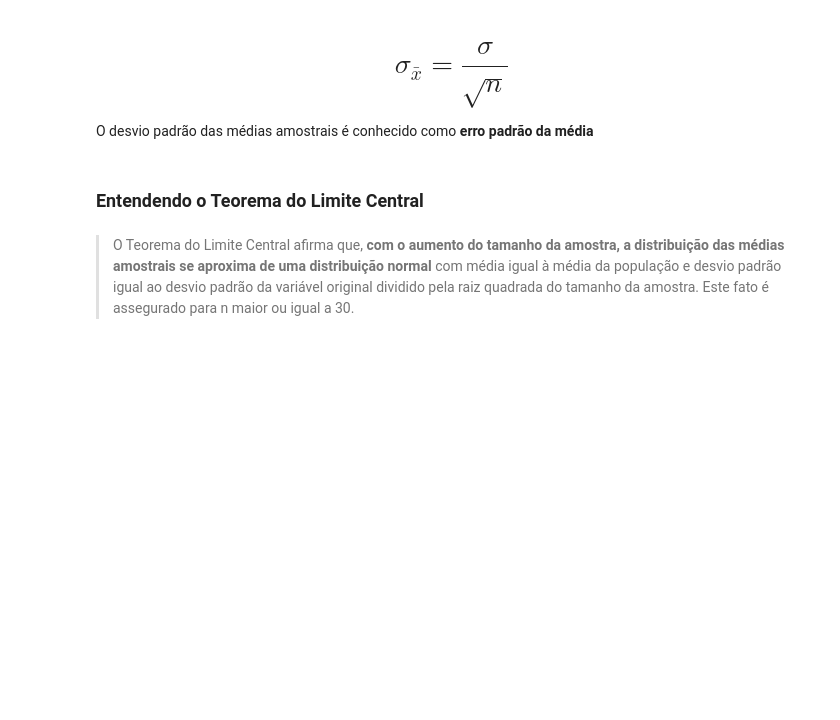
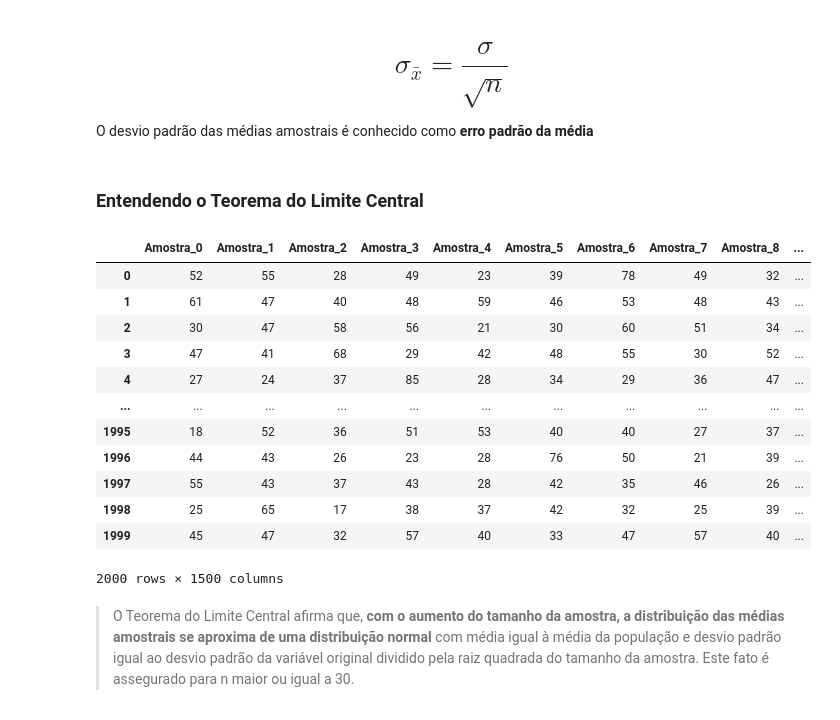
Before and after one commit to DanielDomingueti/data-science, a Jupyter notebook: 03-probabilidade-amostragem/Curso_de_Estatística_Parte_2.ipynb, the cells around one changed output. Saved outputs shown, nothing was run; the diff lists cells and outputs as text; code cells hidden in the pictures; blank space fills up the shorter version.

```diff
--- a/03-probabilidade-amostragem/Curso_de_Estatística_Parte_2.ipynb
+++ b/03-probabilidade-amostragem/Curso_de_Estatística_Parte_2.ipynb
@@ -600,3 +663,6 @@ Quando a população é finita mas muito numerosa, o custo de um censo pode torn
 ***
 # %% [markdown]
 É uma das principais maneiras de se extrair uma amostra de uma população. A exigência fundamental deste tipo de abordagem é que cada elemeto da população tenha as mesmas chances de ser selecionado para fazer parte da amostra.
+# %%
+import pandas as pd
+dados = pd.read_csv('./dados.csv')
@@ -638,6 +714,32 @@ Suponha que os pesos dos sacos de arroz de uma indústria alimentícia se distri
 O desvio padrão das médias amostrais é conhecido como **erro padrão da média**
 # %% [markdown]
 ### Entendendo o Teorema do Limite Central
+# %%
+n = 2000
+total_de_amostras = 1500
+# %%
+amostras = pd.DataFrame()
+# %%
+for i in range(0, total_de_amostras):
+    _ = dados.Idade.sample(n)
+    _.index = range(0, len(_))
+    amostras['Amostra_' + str(i)] = _
+
+amostras
+# %% [output]
+|  | Amostra_0 | Amostra_1 | Amostra_2 | Amostra_3 | Amostra_4 | Amostra_5 | Amostra_6 | Amostra_7 | Amostra_8 | ... |
+| 0 | 52 | 55 | 28 | 49 | 23 | 39 | 78 | 49 | 32 | ... |
+| 1 | 61 | 47 | 40 | 48 | 59 | 46 | 53 | 48 | 43 | ... |
+| 2 | 30 | 47 | 58 | 56 | 21 | 30 | 60 | 51 | 34 | ... |
+| 3 | 47 | 41 | 68 | 29 | 42 | 48 | 55 | 30 | 52 | ... |
+| 4 | 27 | 24 | 37 | 85 | 28 | 34 | 29 | 36 | 47 | ... |
+| ... | ... | ... | ... | ... | ... | ... | ... | ... | ... | ... |
+| 1995 | 18 | 52 | 36 | 51 | 53 | 40 | 40 | 27 | 37 | ... |
+| 1996 | 44 | 43 | 26 | 23 | 28 | 76 | 50 | 21 | 39 | ... |
+| 1997 | 55 | 43 | 37 | 43 | 28 | 42 | 35 | 46 | 26 | ... |
+| 1998 | 25 | 65 | 17 | 38 | 37 | 42 | 32 | 25 | 39 | ... |
+| 1999 | 45 | 47 | 32 | 57 | 40 | 33 | 47 | 57 | 40 | ... |
+2000 rows × 1500 columns
 # %% [markdown]
 > O Teorema do Limite Central afirma que, **com o aumento do tamanho da amostra, a distribuição das médias amostrais se aproxima de uma distribuição normal** com média igual à média da população e desvio padrão igual ao desvio padrão da variável original dividido pela raiz quadrada do tamanho da amostra. Este fato é assegurado para n maior ou igual a 30.
 # %% [markdown]
```
Also changed, not shown: parts of 16 cells of this notebook.
